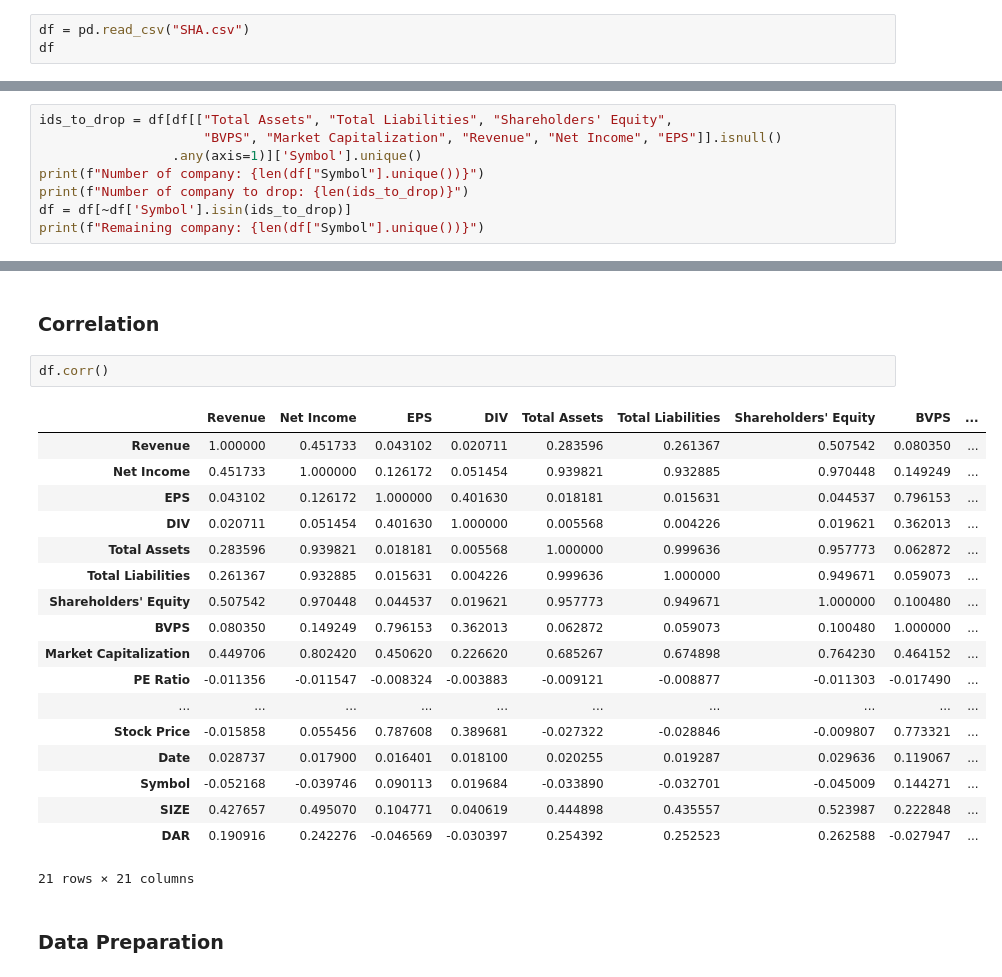
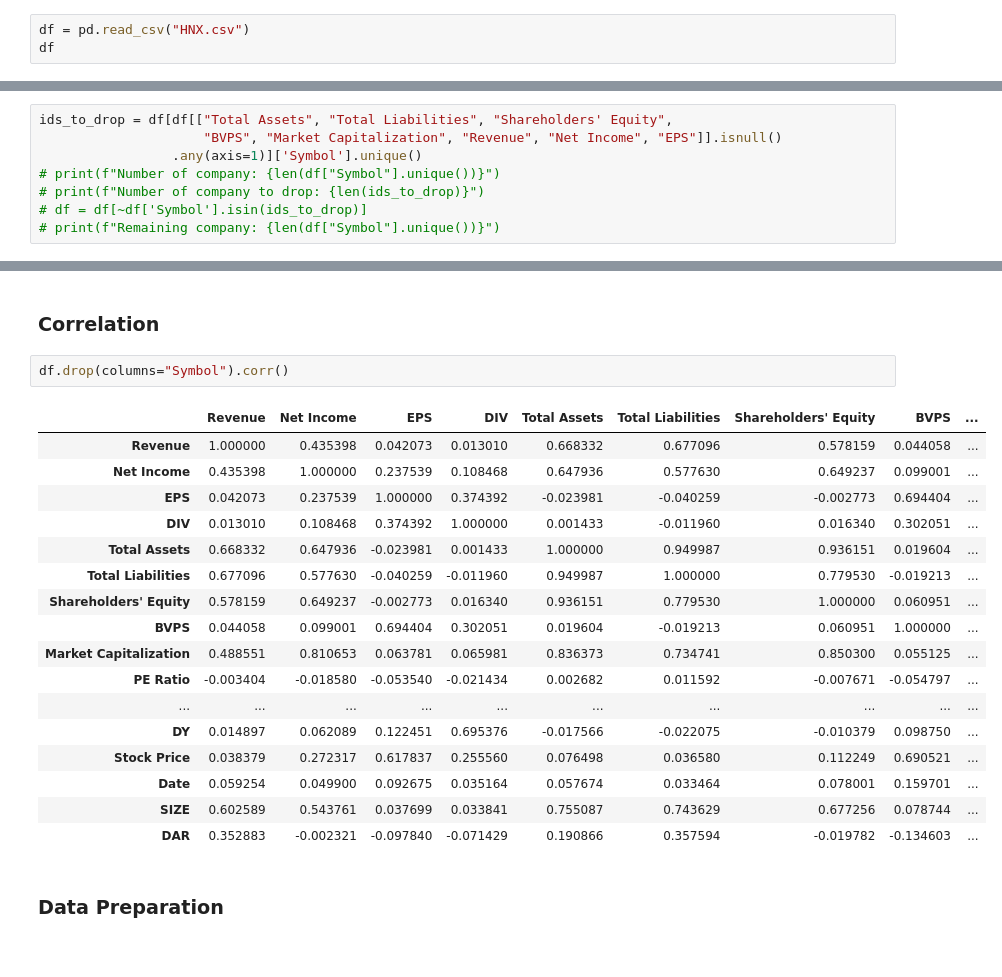
Before and after one commit to doupeter17/StockBuddy, a Jupyter notebook: data_analysis.ipynb, the cells around one changed output, grey strips where cells are left out. Cells and saved outputs as stored; diff of their text form.

```diff
--- a/data_analysis.ipynb
+++ b/data_analysis.ipynb
@@ -41,7 +25,7 @@ from sklearn.pipeline import make_pipeline
 # %% [markdown]
 The raw dataset is provided in folder, and load into DataFrame
 # %%
-df = pd.read_csv("SHA.csv")
+df = pd.read_csv("HNX.csv")
 df
 # %% [output]
 |  | Unnamed: 0 | Revenue | Net Income | EPS (Diluted) | Dividend Per Share | Total Assets | Total Liabilities | ... |
@@ -179,7 +163,7 @@ For those companies, which indicators is significantly influence but empty, I de
 ids_to_drop = df[df[["Total Assets", "Total Liabilities", "Shareholders' Equity",
                      "BVPS", "Market Capitalization", "Revenue", "Net Income", "EPS"]].isnull()
                  .any(axis=1)]['Symbol'].unique()
-print(f"Number of company: {len(df["Symbol"].unique())}")
-print(f"Number of company to drop: {len(ids_to_drop)}")
-df = df[~df['Symbol'].isin(ids_to_drop)]
-print(f"Remaining company: {len(df["Symbol"].unique())}")
+# print(f"Number of company: {len(df["Symbol"].unique())}")
+# print(f"Number of company to drop: {len(ids_to_drop)}")
+# df = df[~df['Symbol'].isin(ids_to_drop)]
+# print(f"Remaining company: {len(df["Symbol"].unique())}")
@@ -401,26 +380,25 @@ df.describe()
 # %% [markdown]
 ### Correlation
 # %%
-df.corr()
+df.drop(columns="Symbol").corr()
 # %% [output]
 |  | Revenue | Net Income | EPS | DIV | Total Assets | Total Liabilities | Shareholders' Equity | BVPS | ... |
-| Revenue | 1.000000 | 0.451733 | 0.043102 | 0.020711 | 0.283596 | 0.261367 | 0.507542 | 0.080350 | ... |
-| Net Income | 0.451733 | 1.000000 | 0.126172 | 0.051454 | 0.939821 | 0.932885 | 0.970448 | 0.149249 | ... |
-| EPS | 0.043102 | 0.126172 | 1.000000 | 0.401630 | 0.018181 | 0.015631 | 0.044537 | 0.796153 | ... |
-| DIV | 0.020711 | 0.051454 | 0.401630 | 1.000000 | 0.005568 | 0.004226 | 0.019621 | 0.362013 | ... |
-| Total Assets | 0.283596 | 0.939821 | 0.018181 | 0.005568 | 1.000000 | 0.999636 | 0.957773 | 0.062872 | ... |
-| Total Liabilities | 0.261367 | 0.932885 | 0.015631 | 0.004226 | 0.999636 | 1.000000 | 0.949671 | 0.059073 | ... |
-| Shareholders' Equity | 0.507542 | 0.970448 | 0.044537 | 0.019621 | 0.957773 | 0.949671 | 1.000000 | 0.100480 | ... |
-| BVPS | 0.080350 | 0.149249 | 0.796153 | 0.362013 | 0.062872 | 0.059073 | 0.100480 | 1.000000 | ... |
-| Market Capitalization | 0.449706 | 0.802420 | 0.450620 | 0.226620 | 0.685267 | 0.674898 | 0.764230 | 0.464152 | ... |
-| PE Ratio | -0.011356 | -0.011547 | -0.008324 | -0.003883 | -0.009121 | -0.008877 | -0.011303 | -0.017490 | ... |
+| Revenue | 1.000000 | 0.435398 | 0.042073 | 0.013010 | 0.668332 | 0.677096 | 0.578159 | 0.044058 | ... |
+| Net Income | 0.435398 | 1.000000 | 0.237539 | 0.108468 | 0.647936 | 0.577630 | 0.649237 | 0.099001 | ... |
+| EPS | 0.042073 | 0.237539 | 1.000000 | 0.374392 | -0.023981 | -0.040259 | -0.002773 | 0.694404 | ... |
+| DIV | 0.013010 | 0.108468 | 0.374392 | 1.000000 | 0.001433 | -0.011960 | 0.016340 | 0.302051 | ... |
+| Total Assets | 0.668332 | 0.647936 | -0.023981 | 0.001433 | 1.000000 | 0.949987 | 0.936151 | 0.019604 | ... |
+| Total Liabilities | 0.677096 | 0.577630 | -0.040259 | -0.011960 | 0.949987 | 1.000000 | 0.779530 | -0.019213 | ... |
+| Shareholders' Equity | 0.578159 | 0.649237 | -0.002773 | 0.016340 | 0.936151 | 0.779530 | 1.000000 | 0.060951 | ... |
+| BVPS | 0.044058 | 0.099001 | 0.694404 | 0.302051 | 0.019604 | -0.019213 | 0.060951 | 1.000000 | ... |
+| Market Capitalization | 0.488551 | 0.810653 | 0.063781 | 0.065981 | 0.836373 | 0.734741 | 0.850300 | 0.055125 | ... |
+| PE Ratio | -0.003404 | -0.018580 | -0.053540 | -0.021434 | 0.002682 | 0.011592 | -0.007671 | -0.054797 | ... |
 | ... | ... | ... | ... | ... | ... | ... | ... | ... | ... |
-| Stock Price | -0.015858 | 0.055456 | 0.787608 | 0.389681 | -0.027322 | -0.028846 | -0.009807 | 0.773321 | ... |
-| Date | 0.028737 | 0.017900 | 0.016401 | 0.018100 | 0.020255 | 0.019287 | 0.029636 | 0.119067 | ... |
-| Symbol | -0.052168 | -0.039746 | 0.090113 | 0.019684 | -0.033890 | -0.032701 | -0.045009 | 0.144271 | ... |
-| SIZE | 0.427657 | 0.495070 | 0.104771 | 0.040619 | 0.444898 | 0.435557 | 0.523987 | 0.222848 | ... |
-| DAR | 0.190916 | 0.242276 | -0.046569 | -0.030397 | 0.254392 | 0.252523 | 0.262588 | -0.027947 | ... |
+| DY | 0.014897 | 0.062089 | 0.122451 | 0.695376 | -0.017566 | -0.022075 | -0.010379 | 0.098750 | ... |
+| Stock Price | 0.038379 | 0.272317 | 0.617837 | 0.255560 | 0.076498 | 0.036580 | 0.112249 | 0.690521 | ... |
+| Date | 0.059254 | 0.049900 | 0.092675 | 0.035164 | 0.057674 | 0.033464 | 0.078001 | 0.159701 | ... |
+| SIZE | 0.602589 | 0.543761 | 0.037699 | 0.033841 | 0.755087 | 0.743629 | 0.677256 | 0.078744 | ... |
+| DAR | 0.352883 | -0.002321 | -0.097840 | -0.071429 | 0.190866 | 0.357594 | -0.019782 | -0.134603 | ... |
-21 rows × 21 columns
 # %% [markdown]
 ### Data Preparation
 # %%
```
Also changed, not shown: parts of 28 cells of this notebook.
